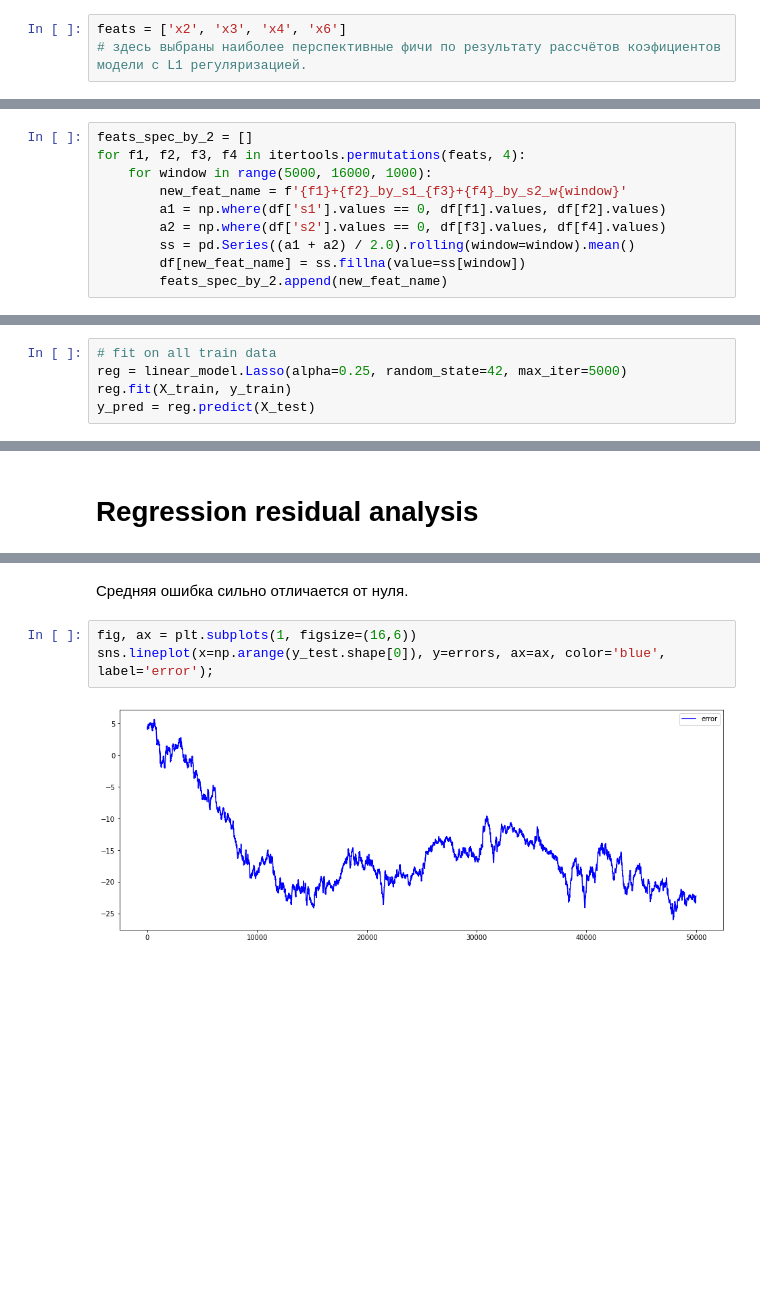
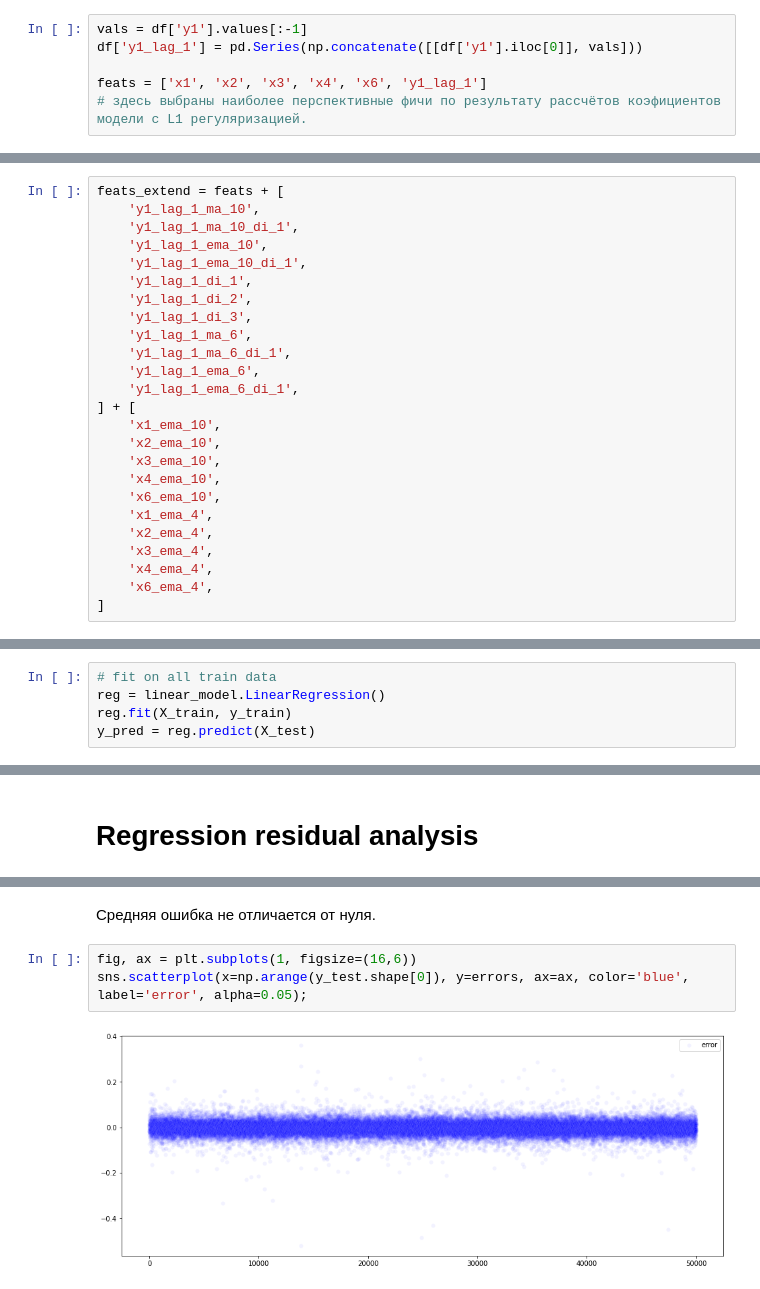
Before and after one commit to sdlm/test_cases, a Jupyter notebook: Family_Office.ipynb, the cells around one changed output, grey strips where cells are left out. Drawn from its saved outputs; the diff is of its cells as text; blank space fills up the shorter version.

```diff
--- a/Family_Office.ipynb
+++ b/Family_Office.ipynb
@@ -257,5 +258,8 @@ sns.lineplot(data=data.T[1], ax=ax, color='red');
 # %% [markdown]
 # Feature engineering
 # %%
-feats = ['x2', 'x3', 'x4', 'x6']
+vals = df['y1'].values[:-1]
+df['y1_lag_1'] = pd.Series(np.concatenate([[df['y1'].iloc[0]], vals]))
+
+feats = ['x1', 'x2', 'x3', 'x4', 'x6', 'y1_lag_1']
 # здесь выбраны наиболее перспективные фичи по результату рассчётов коэфициентов модели с L1 регуляризацией.
@@ -313,11 +306 @@ feats_spec_by_1 = ['x6+x3_by_s1_w15000', 'x3+x2_by_s2_w15000']
-# %%
-feats_spec_by_2 = []
-for f1, f2, f3, f4 in itertools.permutations(feats, 4):
-    for window in range(5000, 16000, 1000):
-        new_feat_name = f'{f1}+{f2}_by_s1_{f3}+{f4}_by_s2_w{window}'
-        a1 = np.where(df['s1'].values == 0, df[f1].values, df[f2].values)
-        a2 = np.where(df['s2'].values == 0, df[f3].values, df[f4].values)
-        ss = pd.Series((a1 + a2) / 2.0).rolling(window=window).mean()
-        df[new_feat_name] = ss.fillna(value=ss[window])
-        feats_spec_by_2.append(new_feat_name)
 # %%
@@ -342,3 +312,28 @@ feats_extend = [
+# %%
+feats_extend = feats + [
+    'y1_lag_1_ma_10',
+    'y1_lag_1_ma_10_di_1',
+    'y1_lag_1_ema_10',
+    'y1_lag_1_ema_10_di_1',
+    'y1_lag_1_di_1',
+    'y1_lag_1_di_2',
+    'y1_lag_1_di_3',
+    'y1_lag_1_ma_6',
+    'y1_lag_1_ma_6_di_1',
+    'y1_lag_1_ema_6',
+    'y1_lag_1_ema_6_di_1',
+] + [
+    'x1_ema_10',
+    'x2_ema_10',
+    'x3_ema_10',
+    'x4_ema_10',
+    'x6_ema_10',
+    'x1_ema_4',
+    'x2_ema_4',
+    'x3_ema_4',
+    'x4_ema_4',
+    'x6_ema_4',
+]
 # %% [markdown]
 # Problem definition in common words
 # %% [markdown]
@@ -482,7 +464,7 @@ print(f'baseline MSE: {mse:.5f}')
 baseline MSE: 0.00162
 # %%
 # fit on all train data
-reg = linear_model.Lasso(alpha=0.25, random_state=42, max_iter=5000)
+reg = linear_model.LinearRegression()
 reg.fit(X_train, y_train)
 y_pred = reg.predict(X_test)
 # %%
@@ -551,7 +542,7 @@ Mean error: -15.39
 # %% [markdown]
-Средняя ошибка сильно отличается от нуля.
+Средняя ошибка не отличается от нуля.
 # %%
 fig, ax = plt.subplots(1, figsize=(16,6))
-sns.lineplot(x=np.arange(y_test.shape[0]), y=errors, ax=ax, color='blue', label='error');
+sns.scatterplot(x=np.arange(y_test.shape[0]), y=errors, ax=ax, color='blue', label='error', alpha=0.05);
 # %% [output]
-[figure, old version]
+[figure, new version]
```
Also changed, not shown: parts of 38 cells of this notebook.
